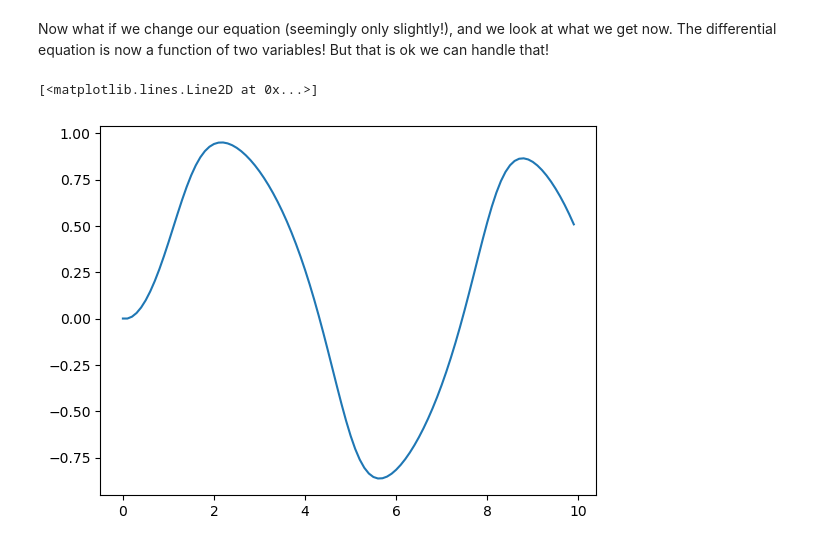
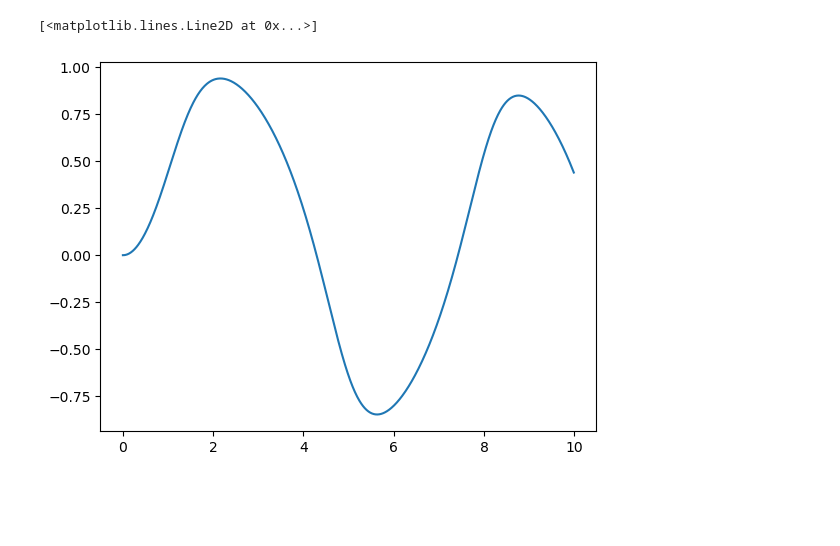
Before and after one commit to ehremington/390-2025-fall, a Jupyter notebook: develop/day23.ipynb, the cells around one changed output. Cells and saved outputs as stored; diff of their text form; code cells hidden in the pictures; blank space fills up the shorter version.

```diff
--- a/develop/day23.ipynb
+++ b/develop/day23.ipynb
@@ -72,27 +53,25 @@ ax1.plot(xpoints, ypoints)
-# %% [markdown]
-Now what if we change our equation (seemingly only slightly!), and we look at what we get now. The differential equation is now a function of two variables! But that is ok we can handle that!
-# %%
-# define the differential equation
-def f(x_, y_): # dy/dx
-    return(-y_**3+np.sin(x_))
-
-# define the boundary condition
-a = 0.0
-b = 10.0
-N = 100
-dx = (b-a)/N
-
-y = 0.0 # initial condition
-
-xpoints = np.arange(a, b, dx)
-ypoints = []
-
-for i in xpoints:
-    ypoints.append(y)
-    y = y + f(i, y) * dx
-# %%
-fig2, ax2 = plt.subplots()
-ax2.plot(xpoints, ypoints)
-# %% [output]
-[<matplotlib.lines.Line2D at 0x...>]
-[figure, removed]
+# %%
+# define the differential equation
+def f(x_, t_): # dx/dt
+    return(-x_**3+np.sin(t_))
+
+# define the boundary condition
+a = 0.0
+b = 10.0
+N = 1000
+dt = (b-a)/N
+
+x = 0.0 # initial condition
+
+tpoints = np.arange(a, b, dt)
+xpoints = []
+
+for i in tpoints:
+    xpoints.append(x)
+    x = x + f(x, i) * dt
+# %%
+fig0, ax0 = plt.subplots()
+ax0.plot(tpoints, xpoints)
+# %% [output]
+[<matplotlib.lines.Line2D at 0x...>]
+[figure, new version]
```
Also changed, not shown: parts of 7 cells of this notebook, 12 other files.
